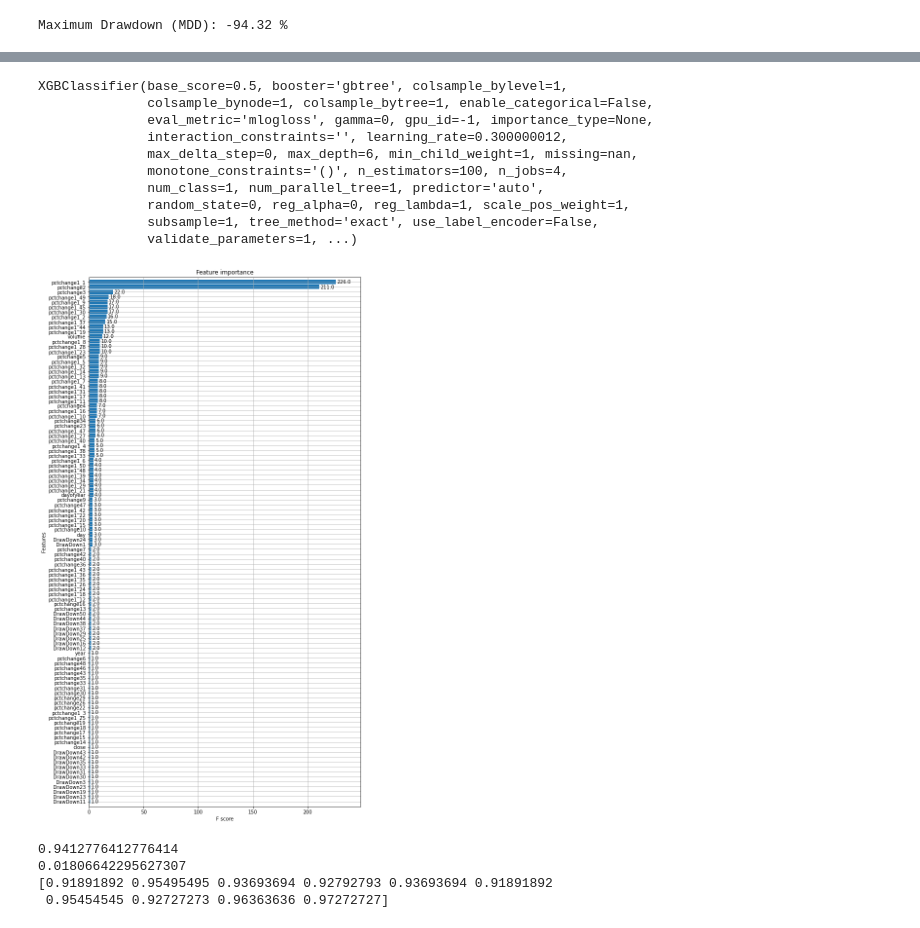
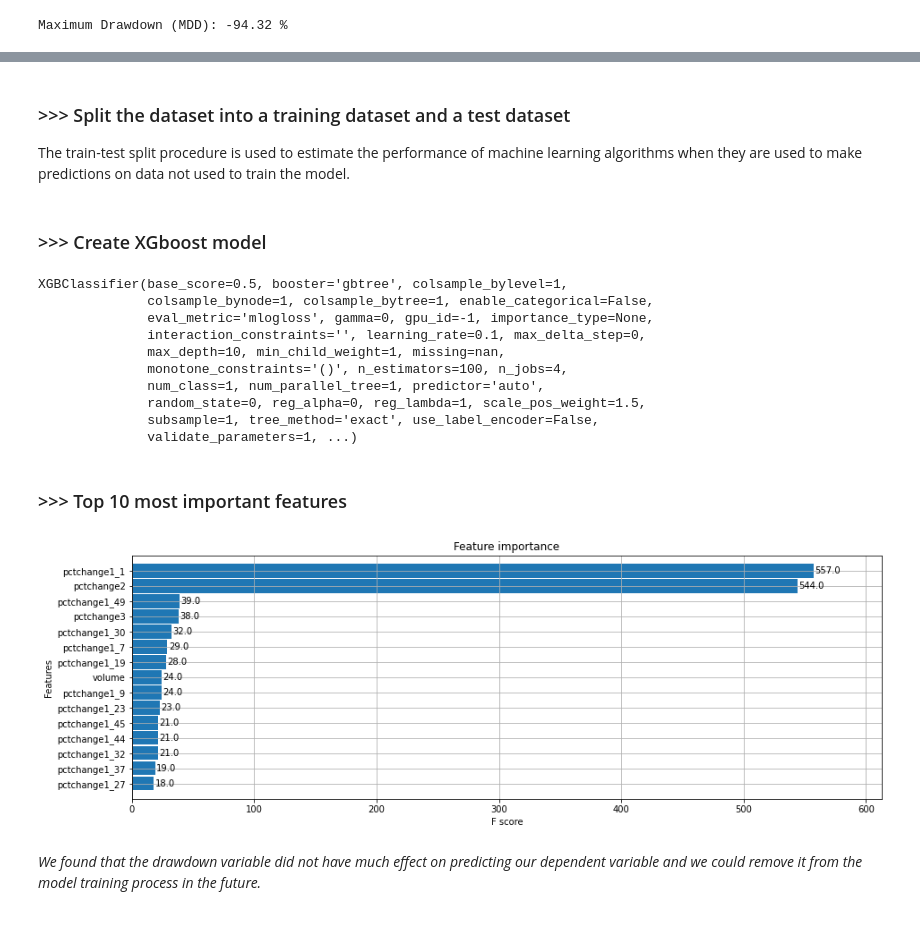
Before and after one commit to seyedmahdiamin1998/ML-Trader, a Jupyter notebook: main.ipynb, the cells around one changed output, grey strips where cells are left out. Cells and saved outputs as stored; diff of their text form; code cells hidden in the pictures.

```diff
--- a/main.ipynb
+++ b/main.ipynb
@@ -28,9 +52,12 @@ while True:
     else:
         break
 
-data.drop_duplicates(inplace=True)
+data.drop_duplicates(inplace=True,subset=['date'])
 data.date=pd.to_datetime(data['date'], unit='ms', utc=True, yearfirst=True)
-print(data.head(10))
+data.drop(data.tail(1).index,inplace=True) # because the last row is not close
+data.to_csv('data.csv')
+print(data.head(5))
+print(data.tail(5))
 # %% [output]
                        date    open    high     low   close      volume
 0 2017-08-17 00:00:00+00:00  301.13  312.18  298.00  302.00  7030.71034
@@ -98,4 +137,7 @@ print(data.shape)
 data['target']=data['pctchange1'].apply(lambda x : 1 if x>0.01 else 0)
+# %% [markdown]
+<h3>>>> Split the dataset into a training dataset and a test dataset</h3>
+<p>The train-test split procedure is used to estimate the performance of machine learning algorithms when they are used to make predictions on data not used to train the model.</p>
 # %%
 # we subset our data frame to
 X_train, X_test, y_train, y_test = train_test_split(data[data.columns.difference(['date','pctchange1','target'])], data['target'], test_size=0.33, random_state=42)
@@ -125,19 +144,29 @@ xg_reg = xgb.XGBClassifier(num_class=1,
-# %%
-xg_reg.fit( X_train, y_train )
-# %% [output]
-XGBClassifier(base_score=0.5, booster='gbtree', colsample_bylevel=1,
-              colsample_bynode=1, colsample_bytree=1, enable_categorical=False,
-              eval_metric='mlogloss', gamma=0, gpu_id=-1, importance_type=None,
-              interaction_constraints='', learning_rate=0.300000012,
-              max_delta_step=0, max_depth=6, min_child_weight=1, missing=nan,
-              monotone_constraints='()', n_estimators=100, n_jobs=4,
-              num_class=1, num_parallel_tree=1, predictor='auto',
-              random_state=0, reg_alpha=0, reg_lambda=1, scale_pos_weight=1,
-              subsample=1, tree_method='exact', use_label_encoder=False,
-              validate_parameters=1, ...)
+# %% [markdown]
+<h3>>>> Create XGboost model</h3>
+# %%
+xg_reg = xgb.XGBClassifier(num_class=1,
+                            learning_rate=0.1,
+                            max_depth=10,
+                            scale_pos_weight=1.5,
+                            eval_metric='mlogloss',
+                            use_label_encoder=False)
+xg_reg.fit( X_train, y_train )
+# %% [output]
+XGBClassifier(base_score=0.5, booster='gbtree', colsample_bylevel=1,
+              colsample_bynode=1, colsample_bytree=1, enable_categorical=False,
+              eval_metric='mlogloss', gamma=0, gpu_id=-1, importance_type=None,
+              interaction_constraints='', learning_rate=0.1, max_delta_step=0,
+              max_depth=10, min_child_weight=1, missing=nan,
+              monotone_constraints='()', n_estimators=100, n_jobs=4,
+              num_class=1, num_parallel_tree=1, predictor='auto',
+              random_state=0, reg_alpha=0, reg_lambda=1, scale_pos_weight=1.5,
+              subsample=1, tree_method='exact', use_label_encoder=False,
+              validate_parameters=1, ...)
+# %% [markdown]
+<h3>>>> Top 10 most important features</h3>
 # %%
-ax= plot_importance( xg_reg , height=0.9)
+ax= plot_importance( xg_reg , height=0.9, max_num_features=15)
 fig = ax.figure
-fig.set_size_inches(10, 20)
+fig.set_size_inches(15, 5)
 # %% [output]
-[figure, old version]
+[figure, new version]
@@ -146,9 +173,2 @@ accuracies = cross_val_score(estimator=xg_reg, X=X_train, y=y_train, cv=10, n_jo
-# %%
-print(accuracies.mean())
-print(accuracies.std())
-print(accuracies)
-# %% [output]
-0.9412776412776414
-0.01806642295627307
-[0.91891892 0.95495495 0.93693694 0.92792793 0.93693694 0.91891892
- 0.95454545 0.92727273 0.96363636 0.97272727]
+# %% [markdown]
+<p><i>We found that the drawdown variable did not have much effect on predicting our dependent variable and we could remove it from the model training process in the future.</i><p>
```
Also changed, not shown: parts of 25 cells of this notebook, 1 other file.
